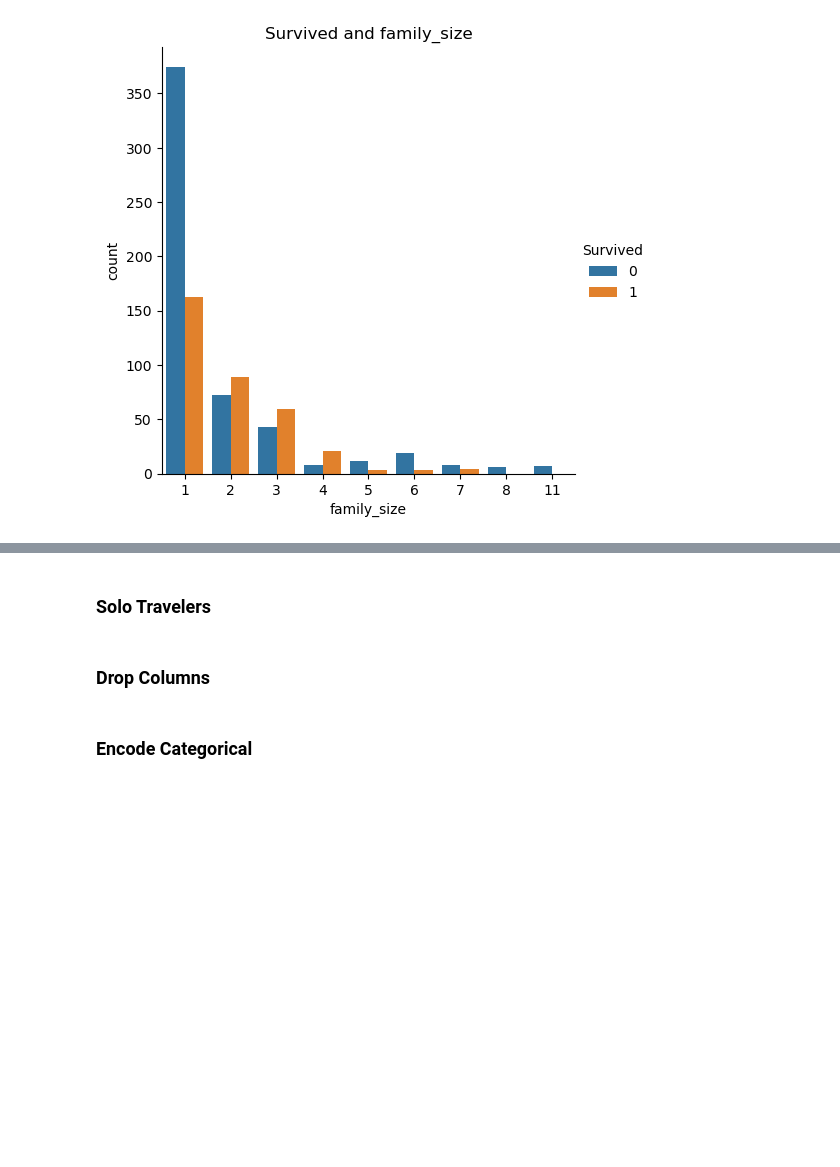
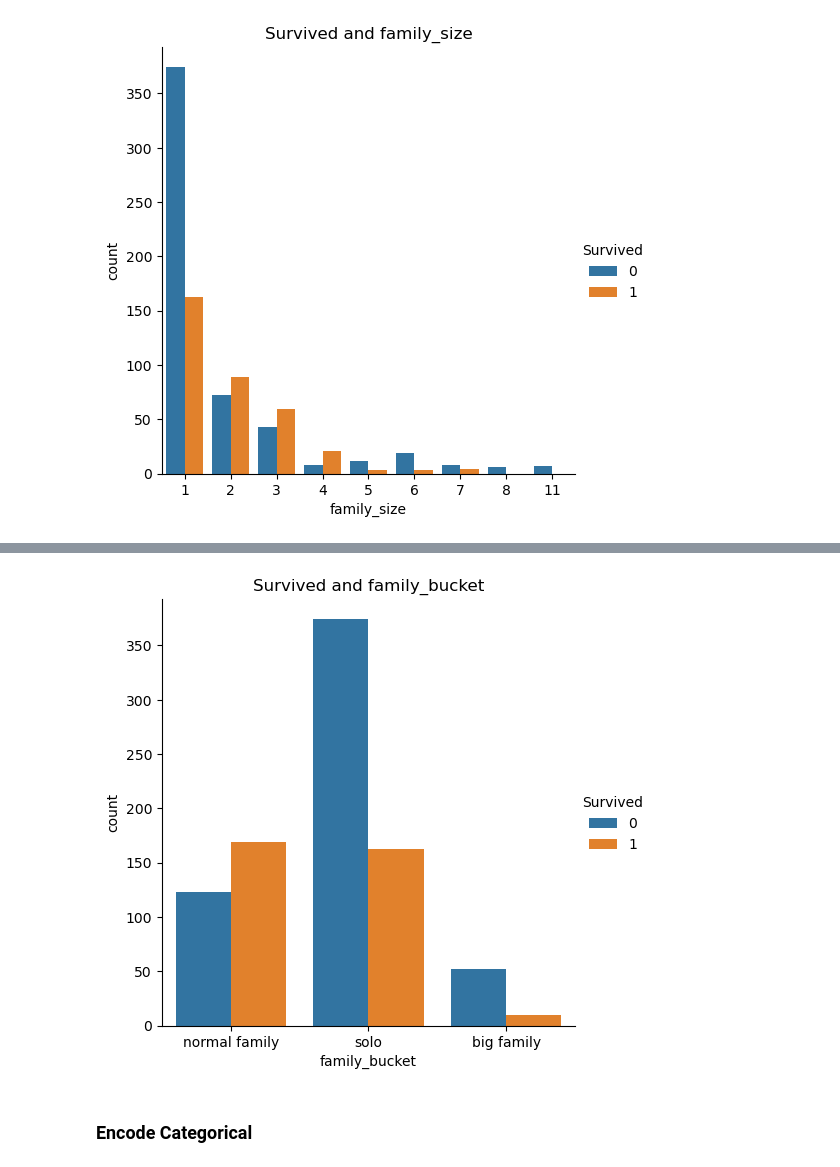
Before and after one commit to levimjoseph/kaggle-public, a Jupyter notebook: titanic-classification.ipynb, the cells around one changed output, grey strips where cells are left out. Drawn from its saved outputs; the diff is of its cells as text; code cells hidden in the pictures; blank space fills up the shorter version.

```diff
--- a/titanic-classification.ipynb
+++ b/titanic-classification.ipynb
@@ -409,8 +407,14 @@ I noticed in examining the data that certain names have titles (Mr, Ms, Don, Cap
 # extract titles
 train_df[['last_name','intermediate']] = train_df['Name'].str.split(', ', expand=True)
 train_df[['title','first_name']] = train_df['intermediate'].str.split('.', 1, expand=True)
-train_df = train_df.drop(columns=['last_name', 'intermediate', 'first_name'])
 
 test_df[['last_name','intermediate']] = test_df['Name'].str.split(', ', expand=True)
 test_df[['title','first_name']] = test_df['intermediate'].str.split('.', 1, expand=True)
-test_df = test_df.drop(columns=['last_name', 'intermediate', 'first_name'])
+
+# name length as a proxy for role importance
+train_df['name_length'] = train_df['Name'].str.len()
+test_df['name_length'] = test_df['Name'].str.len()
+
+# drop others
+train_df = train_df.drop(columns=['intermediate', 'first_name', 'Name'])
+test_df = test_df.drop(columns=['intermediate', 'first_name', 'Name'])
@@ -586,2 +559,0 @@ Solo travelers have a much different outcome.
-# %% [markdown]
-### Solo Travelers
@@ -592,2 +559,0 @@ test_df['travel_solo'] = test_df['family_size'].apply(lambda x: 1 if x==1 else 0
-# %% [markdown]
-### Drop Columns
@@ -600,3 +568,9 @@ test_df.drop(drop_col_list, inplace=True, axis=1)
+# %%
+# family_size and survived
+sns.catplot(x='family_bucket', hue=dependent_variable, data=train_df, kind='count').set(title='Survived and family_bucket')
+plt.show()
+# %% [output]
+[figure, added]
 # %% [markdown]
 ### Encode Categorical
 # %%
```
Also changed, not shown: parts of 60 cells of this notebook.
